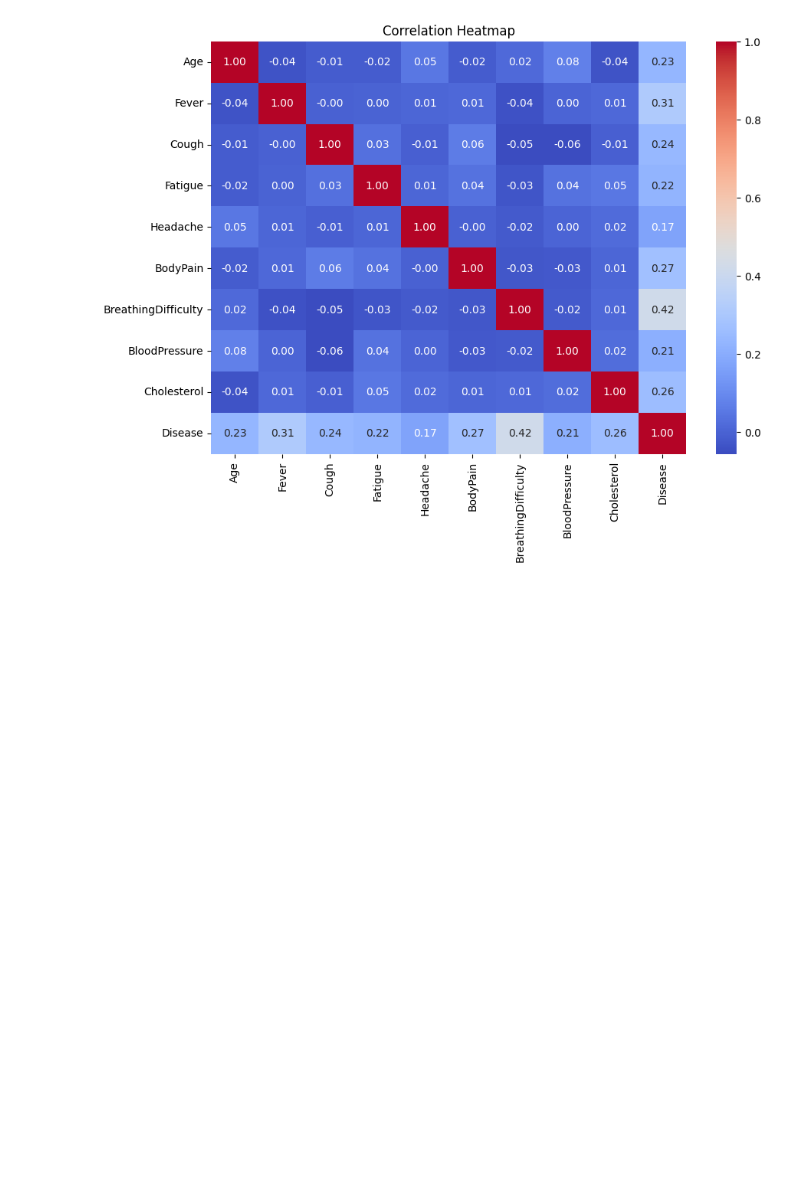
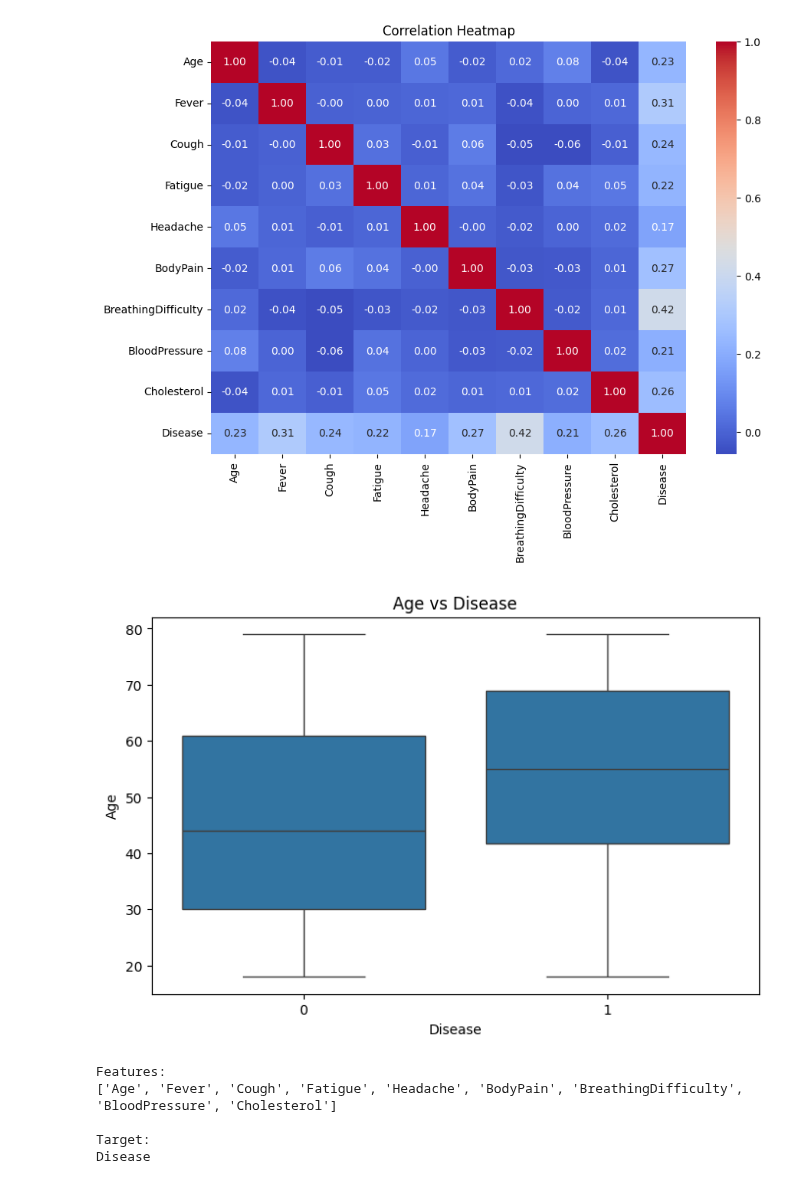
Before and after one commit to abhinavsinh014-prog/Machine-Learing, a Jupyter notebook: DeceaseDetector.ipynb, the cells around one changed output. Cells and saved outputs as stored; diff of their text form; code cells hidden in the pictures; blank space fills up the shorter version.

```diff
--- a/DeceaseDetector.ipynb
+++ b/DeceaseDetector.ipynb
@@ -80,3 +80,37 @@ plt.title("Correlation Heatmap")
 plt.show()
 # %% [output]
 [figure]
+# %%
+plt.figure(figsize=(8, 5))
+
+sns.boxplot(
+    x="Disease",
+    y="Age",
+    data=df
+)
+
+plt.title("Age vs Disease")
+
+plt.show()
+# %% [output]
+[figure, added]
+# %%
+X = df.drop(
+    "Disease",
+    axis=1
+)
+
+y = df["Disease"]
+
+
+print("\nFeatures:")
+print(X.columns.tolist())
+
+print("\nTarget:")
+print("Disease")
+# %% [output]
+Features:
+['Age', 'Fever', 'Cough', 'Fatigue', 'Headache', 'BodyPain', 'BreathingDifficulty', 'BloodPressure', 'Cholesterol']
+
+Target:
+Disease
```
